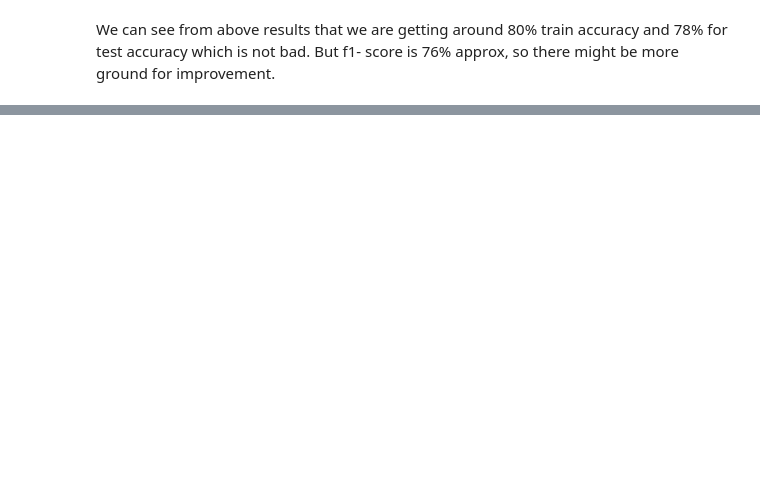
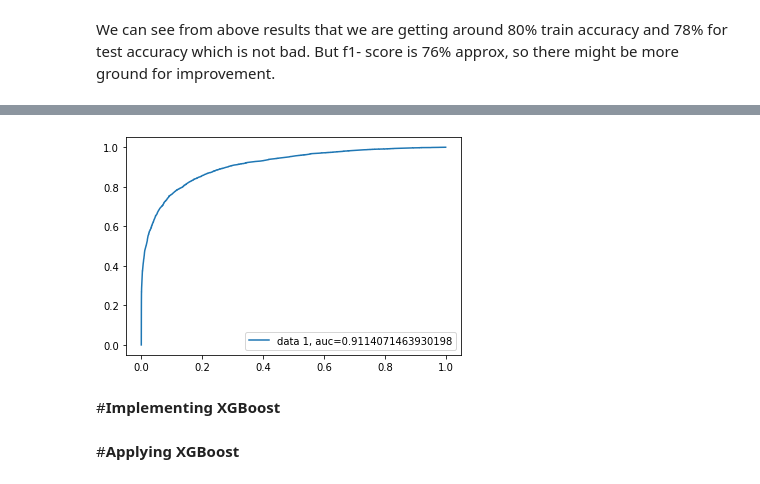
Before and after one commit to UthamanA/Credit-Card-Default-Pridiction---Capstone-Project, a Jupyter notebook: Credit_Card_Default_Prediction_Capstone_Project.ipynb, the cells around one changed output, grey strips where cells are left out. Cells and saved outputs as stored; diff of their text form; code cells hidden in the pictures; blank space fills up the shorter version.

```diff
--- a/Credit_Card_Default_Prediction_Capstone_Project.ipynb
+++ b/Credit_Card_Default_Prediction_Capstone_Project.ipynb
@@ -830,0 +893,5 @@ We can see from above results that we are getting around 80% train accuracy and
+# %%
+X = df_fr.drop(['IsDefaulter','Payement_Value','Dues'],axis=1)
+y = df_fr['IsDefaulter']
+# %%
+X_train, X_test, y_train, y_test = train_test_split(X, y, test_size=0.33, random_state=42, stratify = y)
@@ -830,0 +1094,4 @@ We can see from above results that we are getting around 80% train accuracy and
+# %%
+model_save_name = 'rf_optimized_classifier.pt'
+path = F"/content/drive/MyDrive/Capstone Project/Cap Pro 3 - Supervised ML - Classification/Credit Card Default Prediction/Data/{model_save_name}"
+optimal_rf_clf = torch.load(path)
@@ -830,0 +1102,13 @@ We can see from above results that we are getting around 80% train accuracy and
+# %%
+y_preds_proba_rf = optimal_rf_clf.predict_proba(X_test)[::,1]
+# %%
+y_pred_proba = y_preds_proba_rf
+fpr, tpr, _ =roc_curve(y_test,y_pred_proba)
+auc = roc_auc_score(y_test, y_pred_proba)
+plt.plot(fpr,tpr,label="data 1, auc="+str(auc))
+plt.legend(loc=4)
+plt.show()
+# %% [output]
+[figure, added]
+# %% [markdown]
+#**Implementing XGBoost**
@@ -830,0 +1119,2 @@ We can see from above results that we are getting around 80% train accuracy and
+# %% [markdown]
+#**Applying XGBoost**
```
Also changed, not shown: parts of 87 cells of this notebook.
